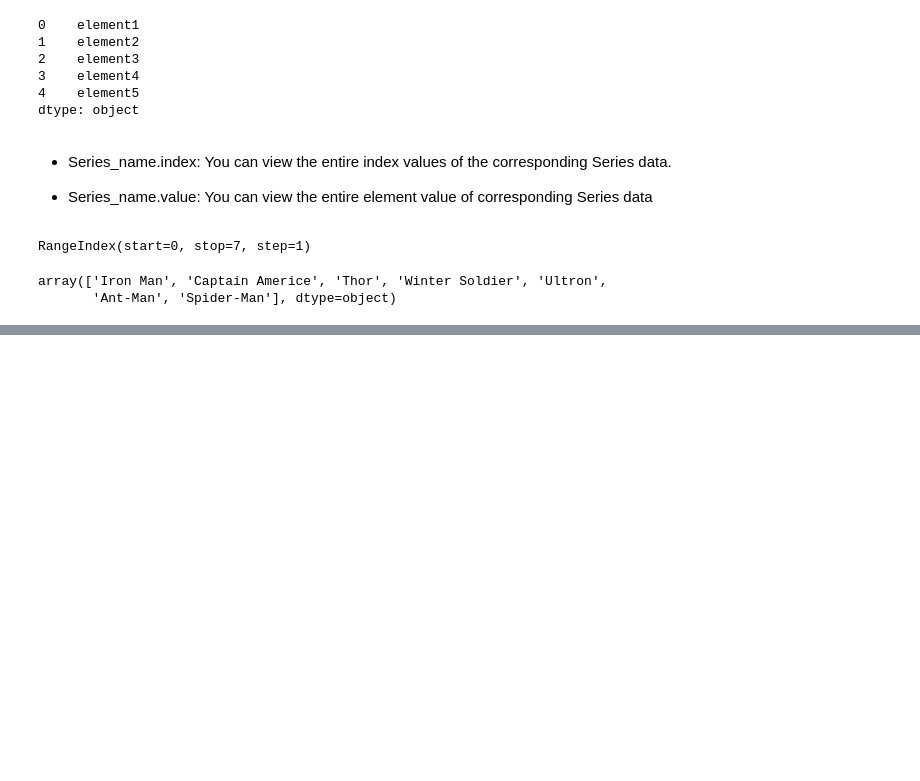
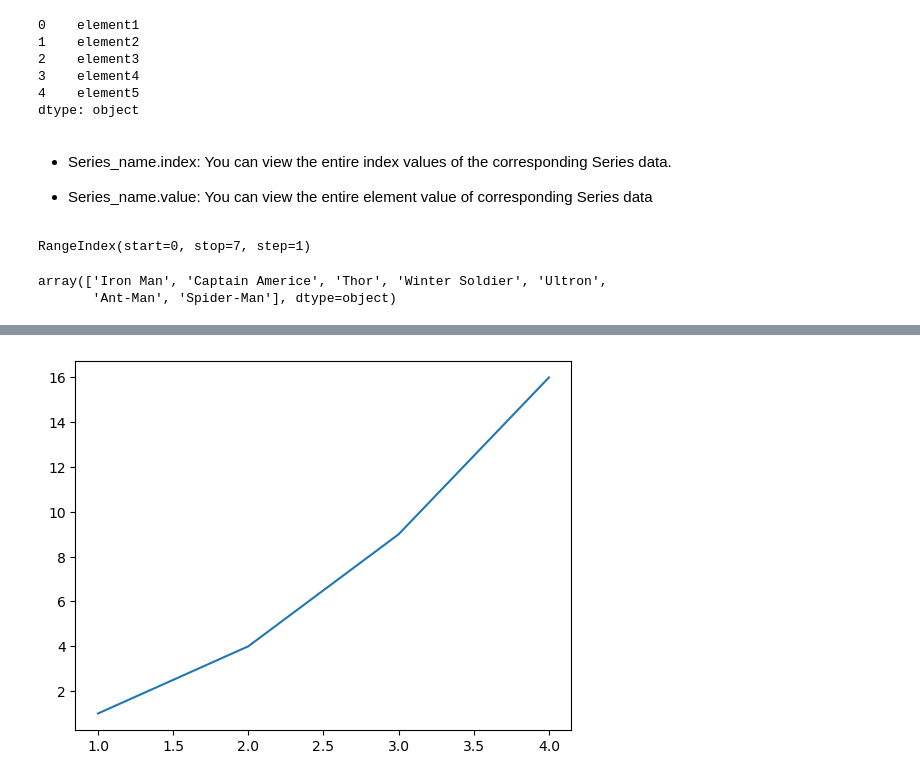
Before and after one commit to PHEM-Dararaksmey/Above-and-beyond, a Jupyter notebook: Python/23. Basics of Pandas Series for the Data Process.ipynb, the cells around one changed output, grey strips where cells are left out. Cells and saved outputs as stored; diff of their text form; code cells hidden in the pictures; blank space fills up the shorter version.

```diff
--- a/Python/23. Basics of Pandas Series for the Data Process.ipynb
+++ b/Python/23. Basics of Pandas Series for the Data Process.ipynb
@@ -342,0 +465,7 @@ array(['Iron Man', 'Captain Americe', 'Thor', 'Winter Soldier', 'Ultron',
+# %%
+import matplotlib.pyplot as plt
+plt.plot([1,2,3,4],[1,4,9,16])
+
+plt.show()
+# %% [output]
+[figure, added]
```
Also changed, not shown: parts of 18 cells of this notebook, 1 other file.
